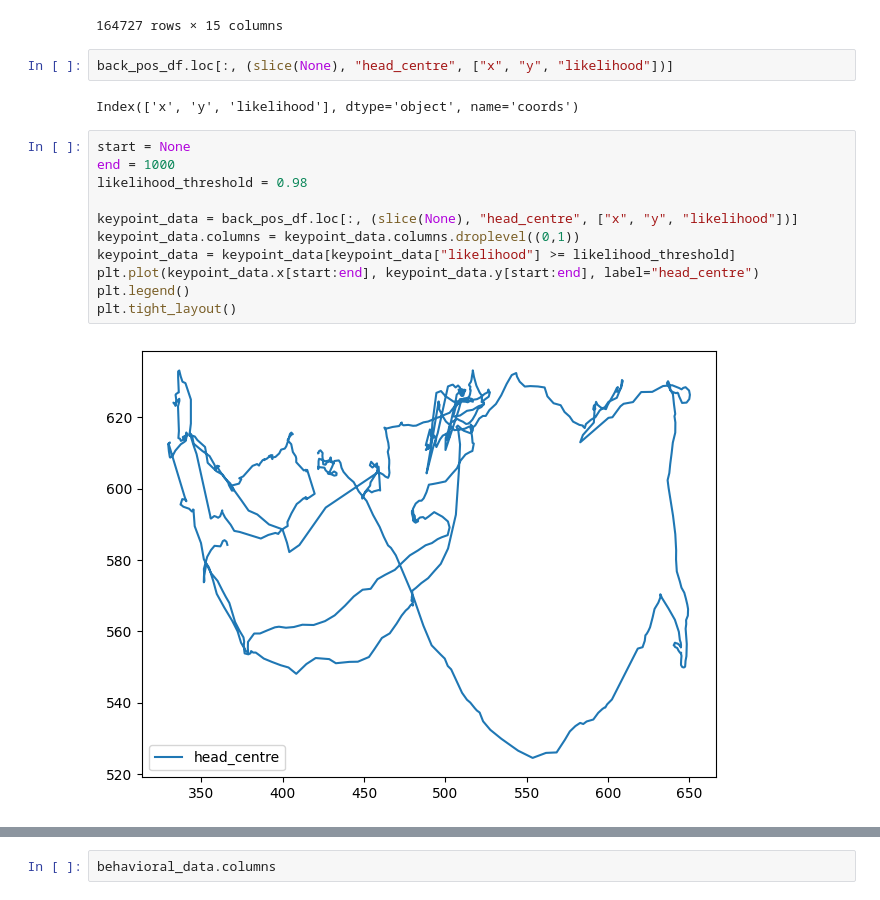
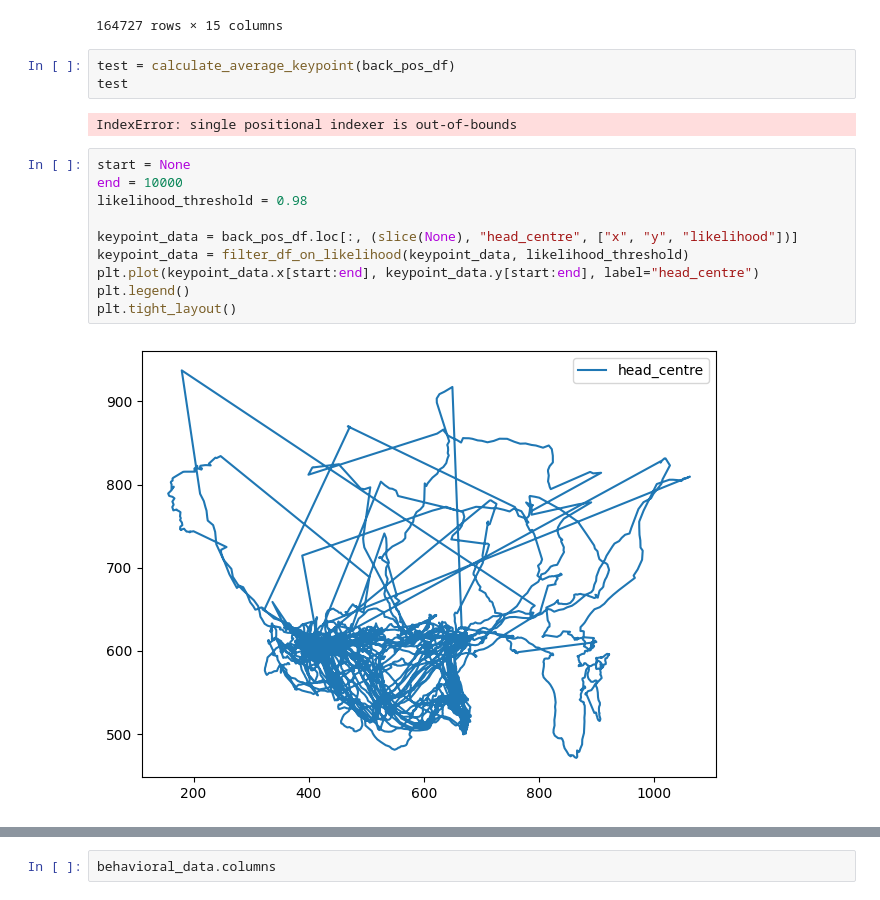
Before and after one commit to ncguilbeault/striatal_replay, a Jupyter notebook: notebooks/data_exploration.ipynb, the cells around one changed output, grey strips where cells are left out. Cells and saved outputs as stored; diff of their text form.

```diff
--- a/notebooks/data_exploration.ipynb
+++ b/notebooks/data_exploration.ipynb
@@ -133,19 +202,19 @@ back_pos_df
 | 164726 | 956.424561 | 867.342285 | 0.000069 | 1005.867676 | 860.115112 | 0.000076 | 973.936096 | 876.193542 | ... |
 164727 rows × 15 columns
 # %%
-back_pos_df.loc[:, (slice(None), "head_centre", ["x", "y", "likelihood"])]
+test = calculate_average_keypoint(back_pos_df)
+test
 # %% [output]
-Index(['x', 'y', 'likelihood'], dtype='object', name='coords')
+IndexError: single positional indexer is out-of-bounds
 # %%
 start = None
-end = 1000
+end = 10000
 likelihood_threshold = 0.98
 
 keypoint_data = back_pos_df.loc[:, (slice(None), "head_centre", ["x", "y", "likelihood"])]
-keypoint_data.columns = keypoint_data.columns.droplevel((0,1))
-keypoint_data = keypoint_data[keypoint_data["likelihood"] >= likelihood_threshold]
+keypoint_data = filter_df_on_likelihood(keypoint_data, likelihood_threshold)
 plt.plot(keypoint_data.x[start:end], keypoint_data.y[start:end], label="head_centre")
 plt.legend()
 plt.tight_layout()
 # %% [output]
-[figure, old version]
+[figure, new version]
```
Also changed, not shown: parts of 14 cells of this notebook.
